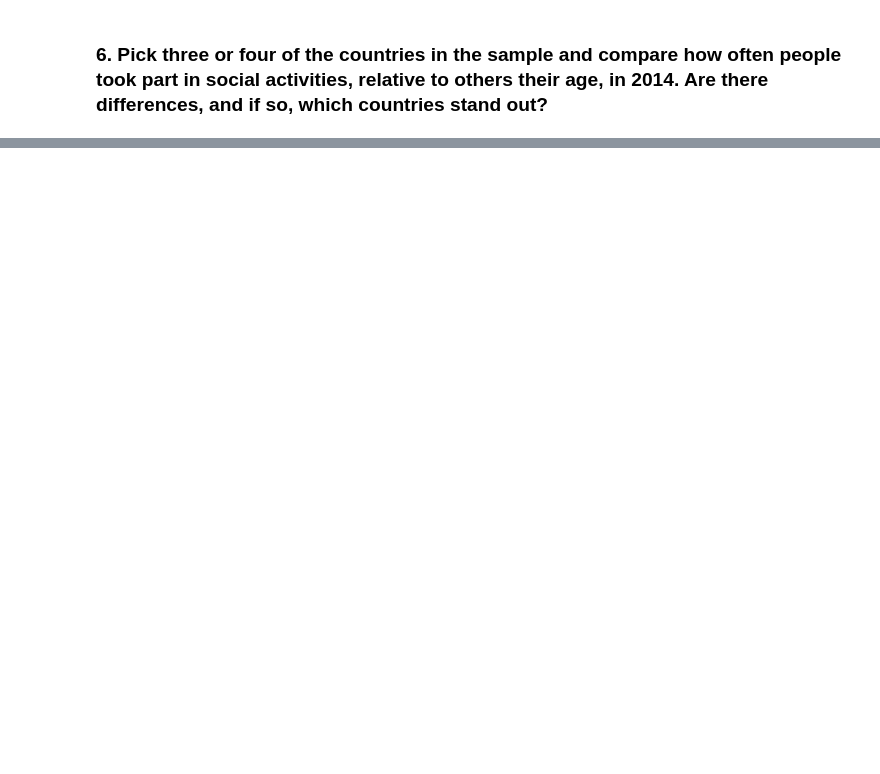
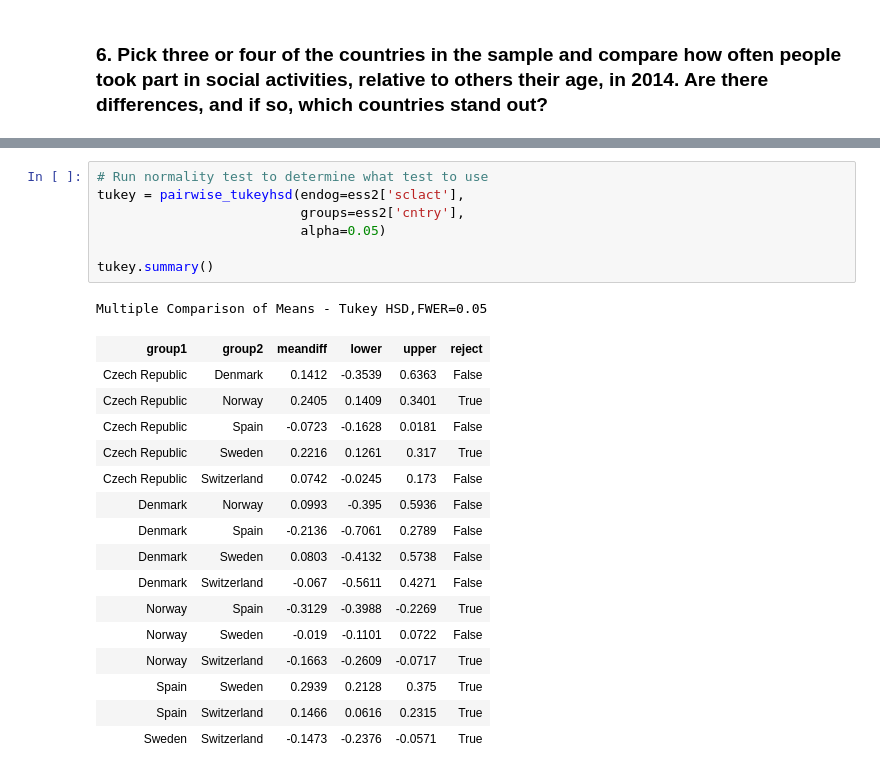
Before and after one commit to mhuh22/Thinkful, a Jupyter notebook: Bootcamp/Unit 5/Lesson 5 - Advanced Experimentation/Challenge 5.5.4. What Test to Use.ipynb, the cells around one changed output, grey strips where cells are left out. Drawn from its saved outputs; the diff is of its cells as text; blank space fills up the shorter version.

```diff
--- a/Bootcamp/Unit 5/Lesson 5 - Advanced Experimentation/Challenge 5.5.4. What Test to Use.ipynb
+++ b/Bootcamp/Unit 5/Lesson 5 - Advanced Experimentation/Challenge 5.5.4. What Test to Use.ipynb
@@ -313,0 +338,25 @@ array([[<matplotlib.axes._subplots.AxesSubplot object at 0x...>,
+# %%
+# Run normality test to determine what test to use
+tukey = pairwise_tukeyhsd(endog=ess2['sclact'],
+                          groups=ess2['cntry'],
+                          alpha=0.05)
+
+tukey.summary()
+# %% [output]
+Multiple Comparison of Means - Tukey HSD,FWER=0.05
+| group1 | group2 | meandiff | lower | upper | reject |
+| Czech Republic | Denmark | 0.1412 | -0.3539 | 0.6363 | False |
+| Czech Republic | Norway | 0.2405 | 0.1409 | 0.3401 | True |
+| Czech Republic | Spain | -0.0723 | -0.1628 | 0.0181 | False |
+| Czech Republic | Sweden | 0.2216 | 0.1261 | 0.317 | True |
+| Czech Republic | Switzerland | 0.0742 | -0.0245 | 0.173 | False |
+| Denmark | Norway | 0.0993 | -0.395 | 0.5936 | False |
+| Denmark | Spain | -0.2136 | -0.7061 | 0.2789 | False |
+| Denmark | Sweden | 0.0803 | -0.4132 | 0.5738 | False |
+| Denmark | Switzerland | -0.067 | -0.5611 | 0.4271 | False |
+| Norway | Spain | -0.3129 | -0.3988 | -0.2269 | True |
+| Norway | Sweden | -0.019 | -0.1101 | 0.0722 | False |
+| Norway | Switzerland | -0.1663 | -0.2609 | -0.0717 | True |
+| Spain | Sweden | 0.2939 | 0.2128 | 0.375 | True |
+| Spain | Switzerland | 0.1466 | 0.0616 | 0.2315 | True |
+| Sweden | Switzerland | -0.1473 | -0.2376 | -0.0571 | True |
```
Also changed, not shown: parts of 7 cells of this notebook.
